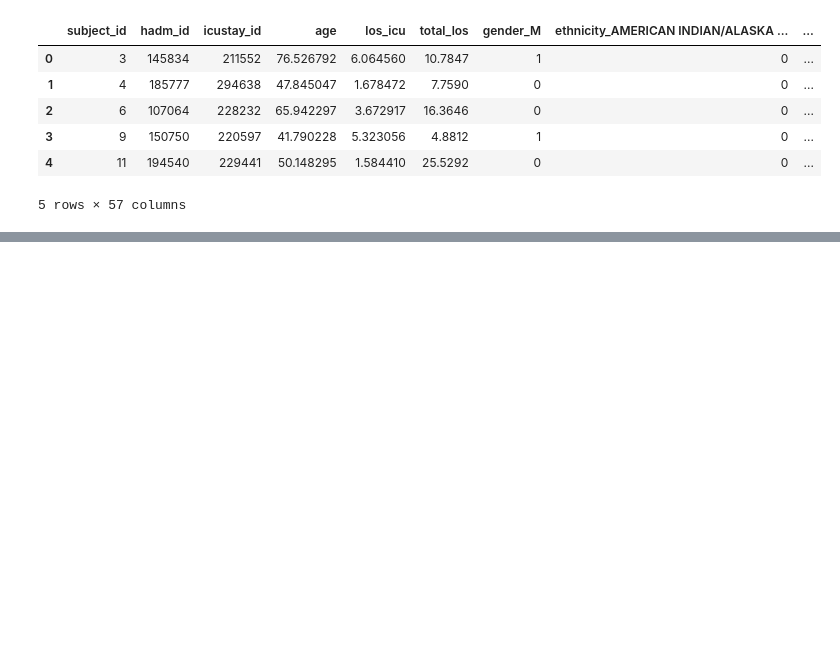
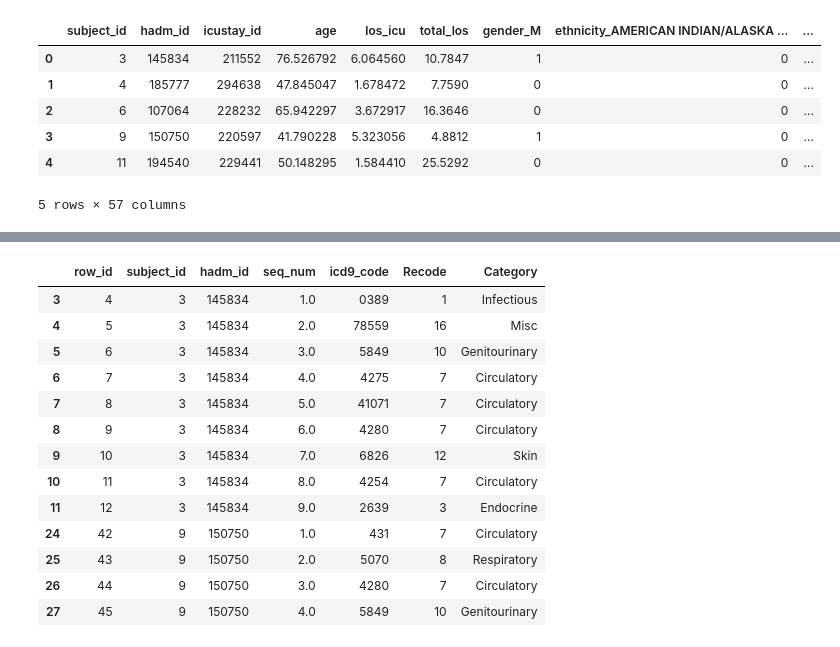
Before and after one commit to hoangziet/Regression_Approach_for_Hospital_Stay, a Jupyter notebook: DATA/feature_extracting.ipynb, the cells around one changed output, grey strips where cells are left out. Drawn from its saved outputs; the diff is of its cells as text; code cells hidden in the pictures; blank space fills up the shorter version.

Commit message:
Clean DIANOSES_ICD.csv

```diff
--- a/DATA/feature_extracting.ipynb
+++ b/DATA/feature_extracting.ipynb
@@ -233,0 +367,23 @@ lab_df
+# %%
+category_mapping = {
+    1 : 'Infectious',
+    2 : 'Neoplasms',
+    3 : 'Endocrine',
+    4 : 'Blood',
+    5 : 'Mental',
+    6 : 'Nervous',
+    7 : 'Circulatory',
+    8 : 'Respiratory',
+    9 : 'Digestive',
+    10 : 'Genitourinary',
+    11 : 'Pregrancy',
+    12 : 'Skin',
+    13 : 'Muscular',
+    14 : 'Congenital',
+    15 : 'Perinatal',
+    16 : 'Misc',
+    17 : 'Injury',
+    18 : 'Misc (code E or V)'
+}
+# %%
+dianoses_df['Category'] = dianoses_df['Recode2'].map(category_mapping)
@@ -233,0 +399,26 @@ lab_df
+# %%
+# Now fix row_id 55917 and 55922 with Recode2 = 1 and Category = 'Infectious'
+dianoses_df.loc[dianoses_df['row_id'].isin([55917, 55922]), 'Recode2'] = 1
+dianoses_df.loc[dianoses_df['row_id'].isin([55917, 55922]), 'Category'] = 'Infectious'
+# %%
+# Remove Recode, rename Recode2 to Recode
+dianoses_df.drop(columns=['Recode'], inplace=True)
+dianoses_df.rename(columns={'Recode2': 'Recode'}, inplace=True)
+# %%
+dianoses_df[:13].to_csv('./latex_table/4.10.csv', index=False)
+dianoses_df[:13]
+# %% [output]
+|  | row_id | subject_id | hadm_id | seq_num | icd9_code | Recode | Category |
+| 3 | 4 | 3 | 145834 | 1.0 | 0389 | 1 | Infectious |
+| 4 | 5 | 3 | 145834 | 2.0 | 78559 | 16 | Misc |
+| 5 | 6 | 3 | 145834 | 3.0 | 5849 | 10 | Genitourinary |
+| 6 | 7 | 3 | 145834 | 4.0 | 4275 | 7 | Circulatory |
+| 7 | 8 | 3 | 145834 | 5.0 | 41071 | 7 | Circulatory |
+| 8 | 9 | 3 | 145834 | 6.0 | 4280 | 7 | Circulatory |
+| 9 | 10 | 3 | 145834 | 7.0 | 6826 | 12 | Skin |
+| 10 | 11 | 3 | 145834 | 8.0 | 4254 | 7 | Circulatory |
+| 11 | 12 | 3 | 145834 | 9.0 | 2639 | 3 | Endocrine |
+| 24 | 42 | 9 | 150750 | 1.0 | 431 | 7 | Circulatory |
+| 25 | 43 | 9 | 150750 | 2.0 | 5070 | 8 | Respiratory |
+| 26 | 44 | 9 | 150750 | 3.0 | 4280 | 7 | Circulatory |
+| 27 | 45 | 9 | 150750 | 4.0 | 5849 | 10 | Genitourinary |
```
Also changed, not shown: parts of 19 cells of this notebook, 4 other files.
